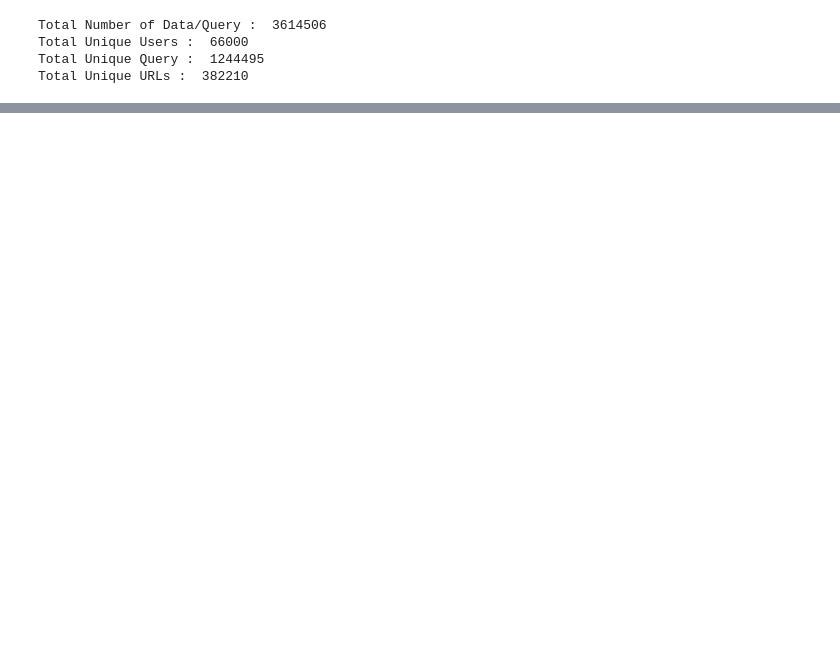
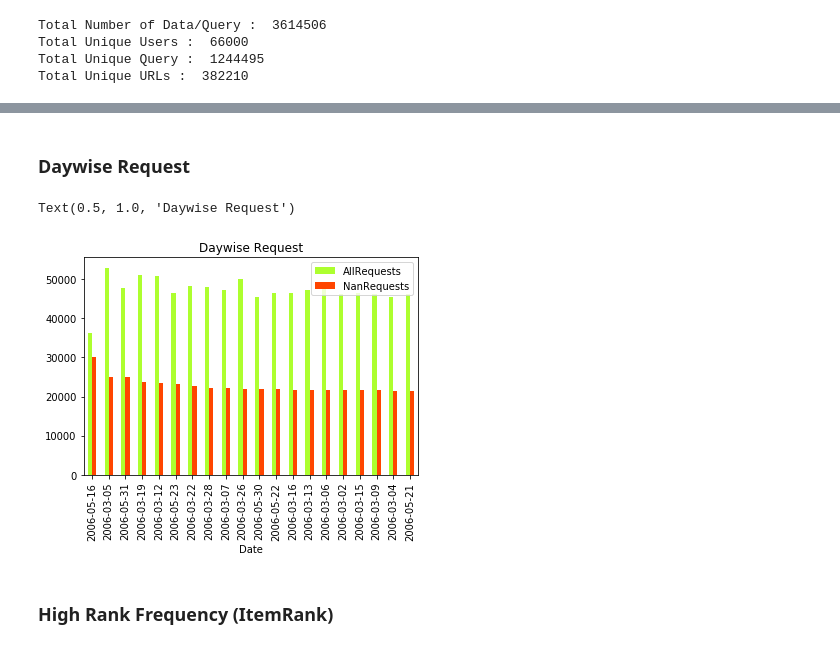
Before and after one commit to bordeprashant/AOL_Task, a Jupyter notebook: Data_Task.ipynb, the cells around one changed output, grey strips where cells are left out. Cells and saved outputs as stored; diff of their text form; code cells hidden in the pictures; blank space fills up the shorter version.

```diff
--- a/Data_Task.ipynb
+++ b/Data_Task.ipynb
@@ -140,0 +122,20 @@ plt.show()
+# %% [markdown]
+### Daywise Request
+# %%
+clickless = data[data.ClickURL.isnull()]
+NaN_days = clickless.groupby(['QueryDay'])['AnonID'].count().to_frame()
+all_days = data.groupby(['QueryDate'])['AnonID'].count().to_frame()
+NaN_days['Date'] = list(NaN_days.index)
+all_days['Date'] = list(all_days.index)
+compDays = pd.merge(NaN_days, all_days, on='Date')
+compDays['NanRequests'] = compDays['AnonID_x']
+compDays['AllRequests'] = compDays['AnonID_y']
+compDays = compDays[['Date', 'AllRequests','NanRequests']]
+compDays = compDays.sort_values(by='NanRequests', ascending=False)
+compDays.head(20).plot(x='Date', kind='bar', color=['greenyellow', 'orangered'])
+plt.title('Daywise Request')
+# %% [output]
+Text(0.5, 1.0, 'Daywise Request')
+[figure, added]
+# %% [markdown]
+### High Rank Frequency (ItemRank)
```
Also changed, not shown: parts of 65 cells of this notebook.
